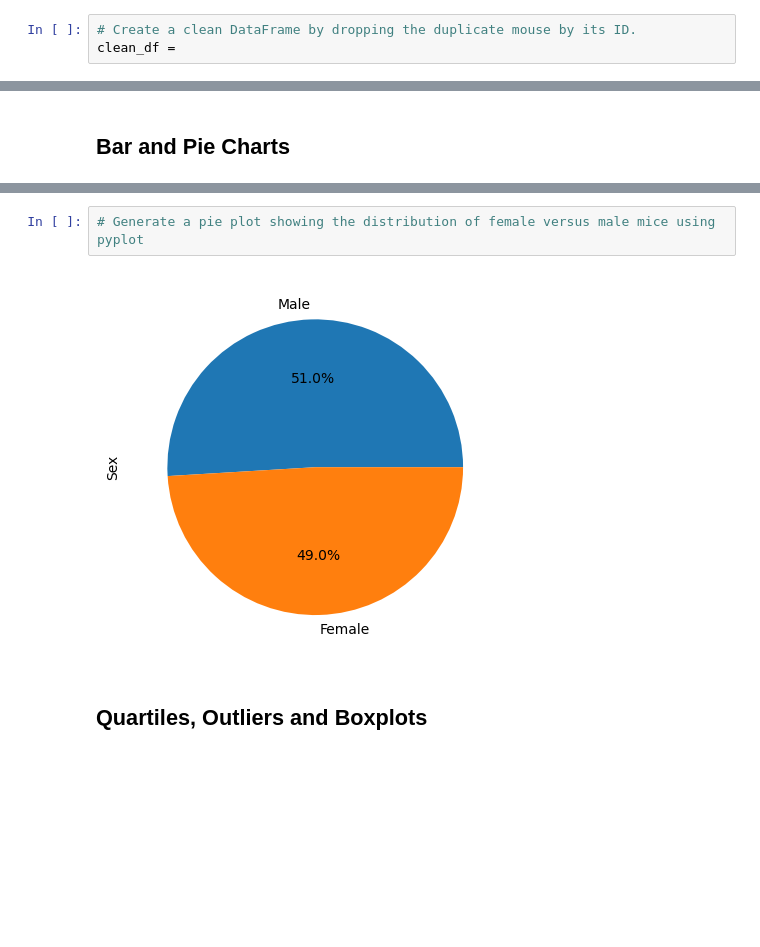
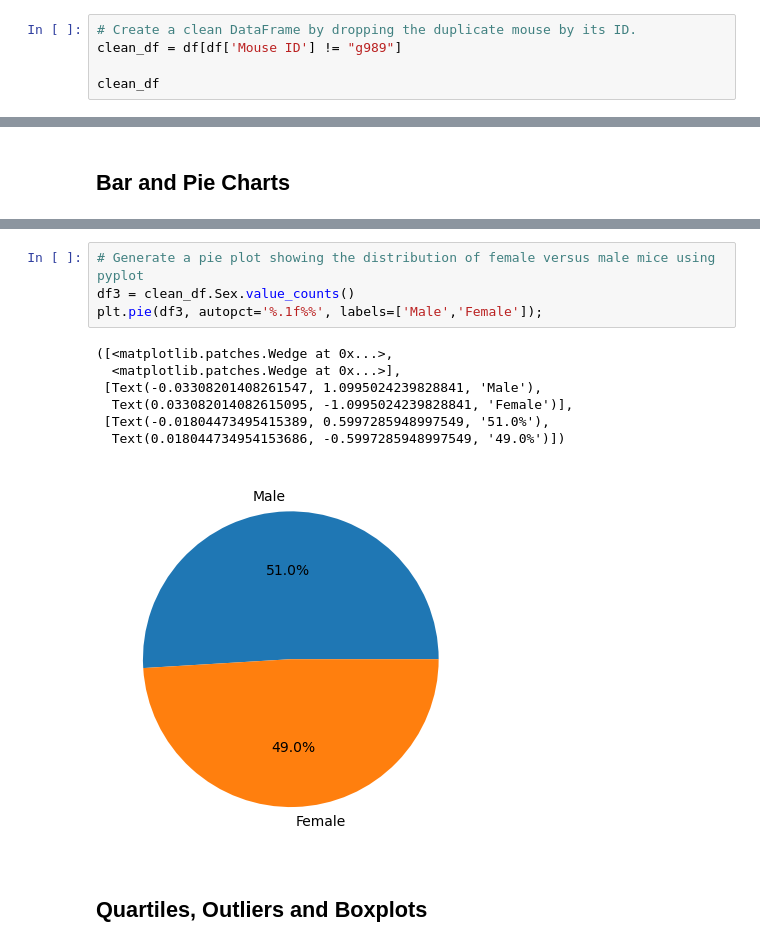
Before and after one commit to acwalker5875/DataVisualization-Challenge, a Jupyter notebook: Pymaceuticals/pymaceuticals_solution.ipynb, the cells around one changed output, grey strips where cells are left out. Drawn from its saved outputs; the diff is of its cells as text; blank space fills up the shorter version.

```diff
--- a/Pymaceuticals/pymaceuticals_solution.ipynb
+++ b/Pymaceuticals/pymaceuticals_solution.ipynb
@@ -78,4 +78,6 @@ array(['g989'], dtype=object)
 # %%
 # Create a clean DataFrame by dropping the duplicate mouse by its ID.
-clean_df =
+clean_df = df[df['Mouse ID'] != "g989"]
+
+clean_df
 # %% [output]
@@ -148,7 +167,15 @@ df.plot(kind=bar, x_label="Drug Regimen", y_label="# of Observed Mouse Timepoint
 # %%
 # Generate a pie plot showing the distribution of female versus male mice using pyplot
+df3 = clean_df.Sex.value_counts()
+plt.pie(df3, autopct='%.1f%%', labels=['Male','Female']);
 # %% [output]
+([<matplotlib.patches.Wedge at 0x...>,
+  <matplotlib.patches.Wedge at 0x...>],
+ [Text(-0.03308201408261547, 1.0995024239828841, 'Male'),
+  Text(0.033082014082615095, -1.0995024239828841, 'Female')],
+ [Text(-0.01804473495415389, 0.5997285948997549, '51.0%'),
+  Text(0.018044734954153686, -0.5997285948997549, '49.0%')])
-[figure, old version]
+[figure, new version]
 # %% [markdown]
 ## Quartiles, Outliers and Boxplots
 # %%
```
Also changed, not shown: parts of 14 cells of this notebook.
